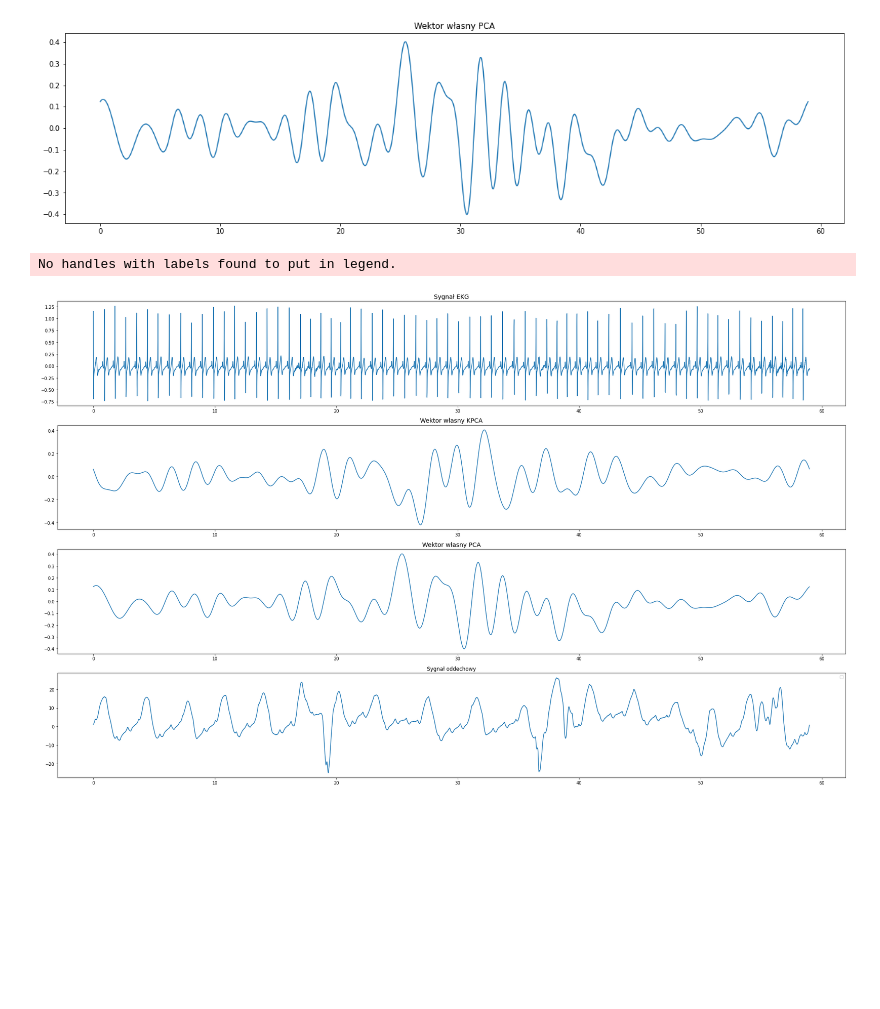
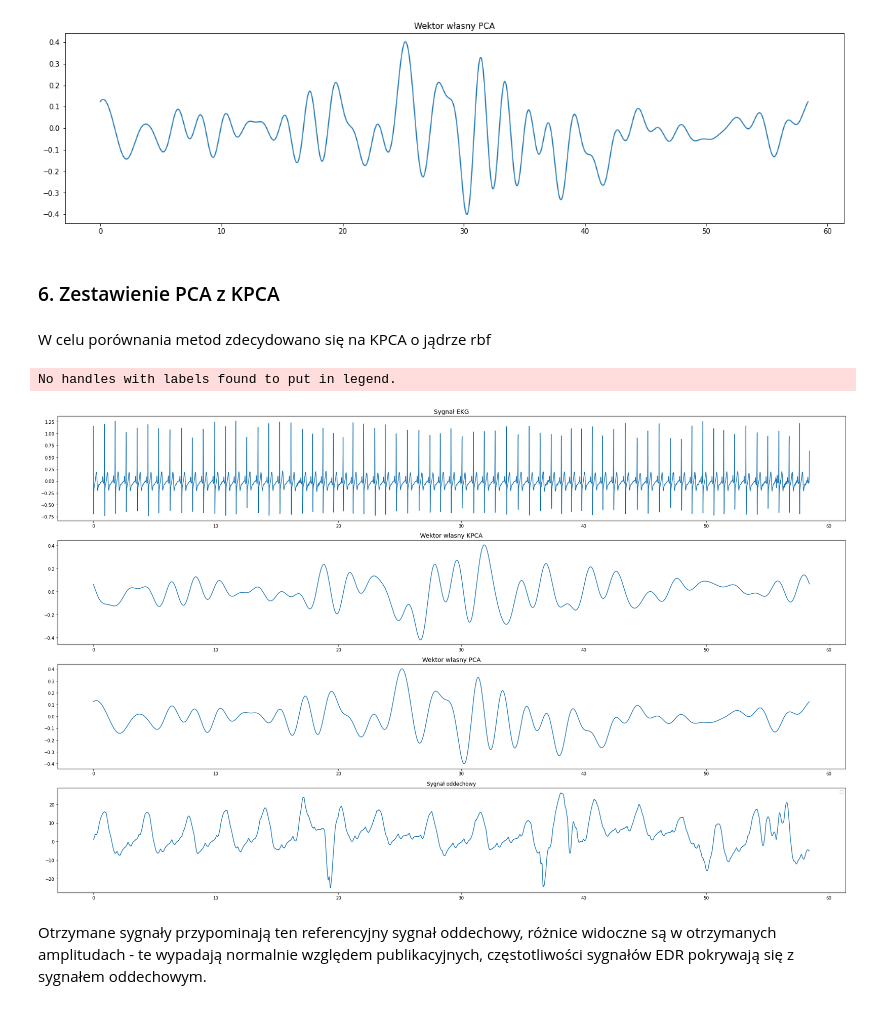
Before and after one commit to DoubleWSolusions/EDR, a Jupyter notebook: PCA_KPCA_EDR.ipynb, the cells around one changed output. Saved outputs shown, nothing was run; the diff lists cells and outputs as text; code cells hidden in the pictures; blank space fills up the shorter version.

```diff
--- a/PCA_KPCA_EDR.ipynb
+++ b/PCA_KPCA_EDR.ipynb
@@ -33,5 +61,5 @@ array([[-8.4960938e-02,  1.4403086e+05],
 # %%
-res = loader.get_index_of_border_points(loader.available_border_points, 2, ecg_data)
+res = loader.get_index_of_border_points(2, ecg_data)
 start = res['started']
 end = res['ended']
 # %%
@@ -50,5 +84,5 @@ plt.show()
 # %%
 peakR, _ = ss.find_peaks(ecg_signal)
 prominences, _, _ = ss.peak_prominences(ecg_signal, peakR)
-selected = prominences > 0.25 * (np.min(prominences) + np.max(prominences))
+selected = prominences > 0.5 * (np.min(prominences) + np.max(prominences))
 top = peakR[selected]
@@ -74,8 +112,9 @@ for peak in top:
     if peak < window/2:
         continue
     vector = ecg_signal[(peak-int(window/2)):(peak+int(window/2))]
-    X_matrix.append(vector)
-X_matrix = np.array(X_matrix)
+    if vector.size == window:
+        X_matrix.append(vector)
+X_matrix = np.asarray(X_matrix)
 # %%
 X_matrix.shape
 # %% [output]
@@ -93,4 +136,5 @@ array([   8,  101,  192,  279,  368,  459,  547,  633,  726,  821,  909,
 # %%
-ecg_signal_croped = ecg_data[start+top[1]:end, 0]
+ecg_signal_croped = ecg_data[start+top[1]:start+top[-1], 0]
+br_signal = br_data[start+top[1]:start+top[-1], 0]
 # %%
 time = np.arange(ecg_signal_croped.size) / fs
@@ -115,6 +165,10 @@ plt.title('Wektor własny PCA')
 plt.show()
 # %% [output]
 [figure]
+# %% [markdown]
+### 6. Zestawienie PCA z KPCA
+# %% [markdown]
+W celu porównania metod zdecydowano się na KPCA o jądrze rbf
 # %%
 KPCA = KernelPCA(n_components=X_matrix.shape[0], kernel='rbf')
 KPCA.fit(X_matrix)
@@ -124,17 +178,19 @@ kpca1 = f(time)
 # %%
 fig, axes = plt.subplots(4, figsize = [26, 16])
 
 axes[0].plot(time, ecg_signal_croped)
 axes[0].set_title('Sygnał EKG', fontsize = 14)
 axes[1].plot(time, kpca1)
 axes[1].set_title('Wektor własny KPCA', fontsize = 14)
 axes[2].plot(time, pca1)
 axes[2].set_title('Wektor własny PCA', fontsize = 14)
-axes[3].plot(time, br_data[start+top[1]:end, 0])
+axes[3].plot(time, br_signal)
 axes[3].set_title('Sygnał oddechowy')
 plt.legend()
 plt.tight_layout()
 plt.show()
 # %% [output]
 No handles with labels found to put in legend.
-[figure, old version]
+[figure, new version]
+# %% [markdown]
+Otrzymane sygnały przypominają ten referencyjny sygnał oddechowy, różnice widoczne są w otrzymanych amplitudach - te wypadają normalnie względem publikacyjnych, częstotliwości sygnałów EDR pokrywają się z sygnałem oddechowym.
```
Also changed, not shown: parts of 15 cells of this notebook, 1 other file.
